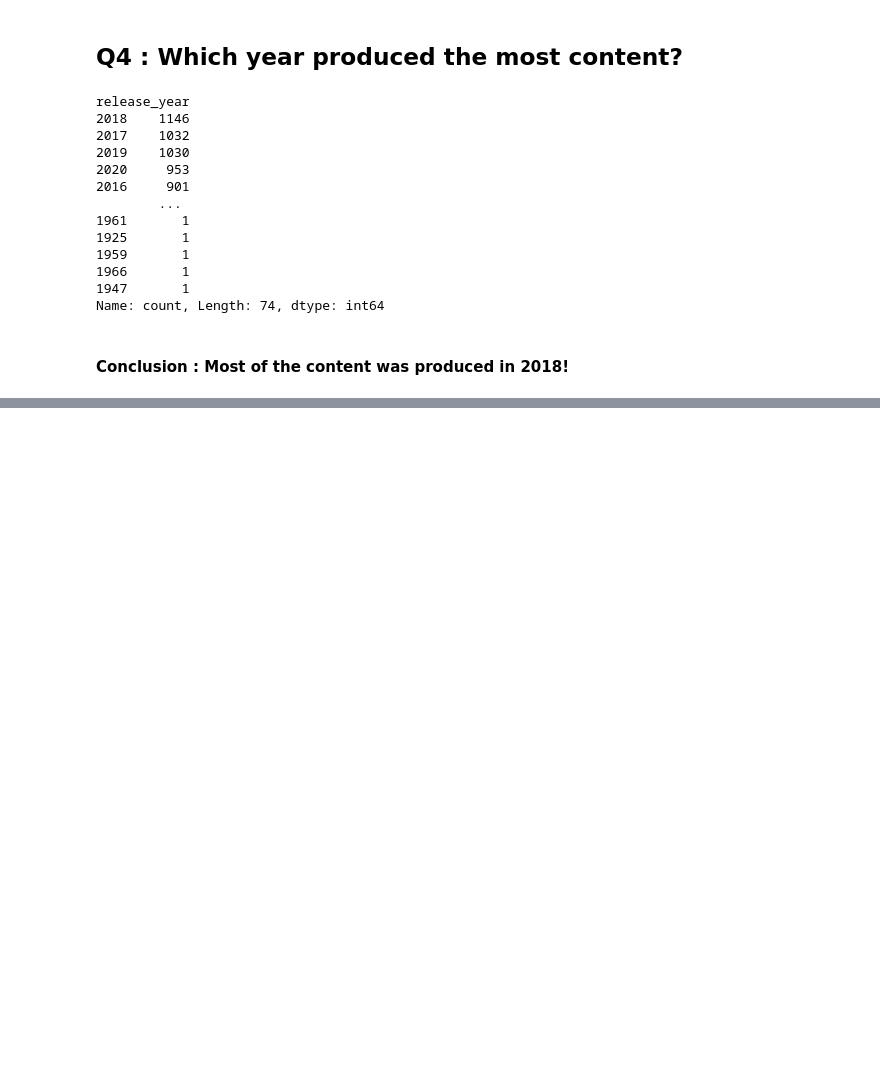
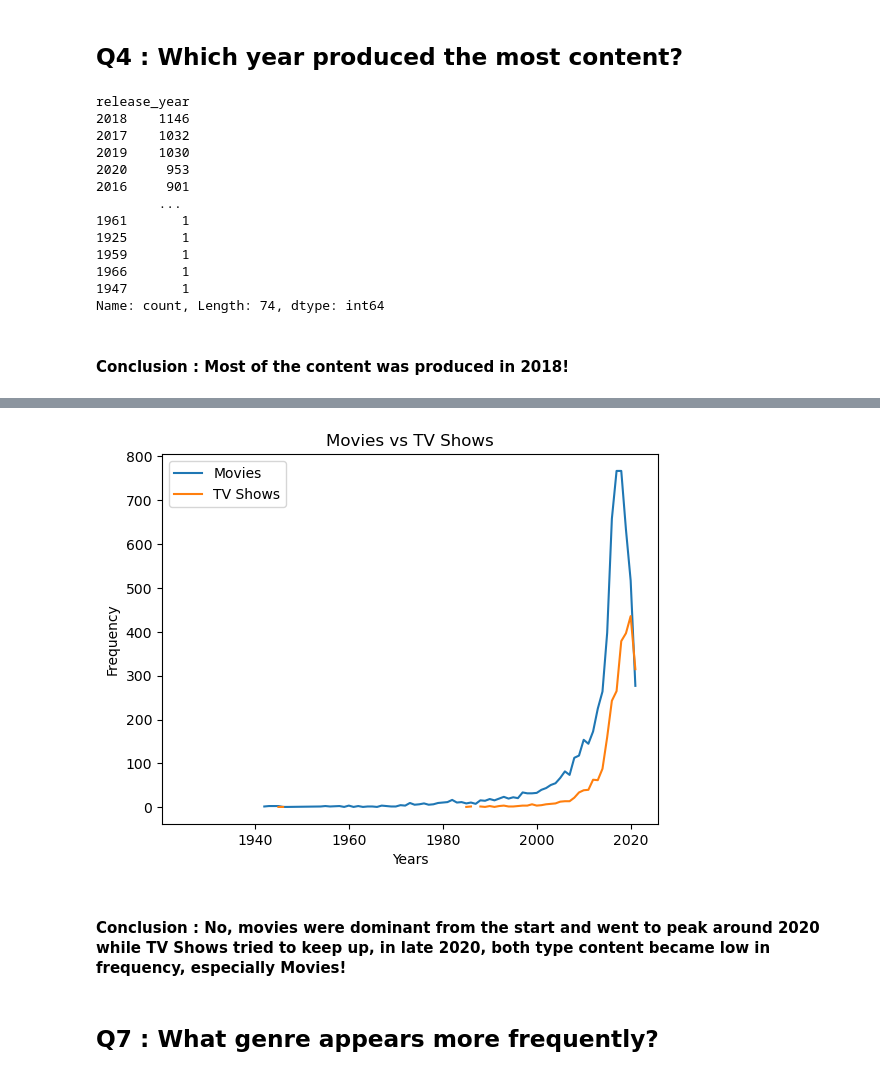
Before and after one commit to Yash-Codes07/netflix-content-analysis, a Jupyter notebook: notebooks/netflix_content_analysis.ipynb, the cells around one changed output, grey strips where cells are left out. Cells and saved outputs as stored; diff of their text form; code cells hidden in the pictures; blank space fills up the shorter version.

```diff
--- a/notebooks/netflix_content_analysis.ipynb
+++ b/notebooks/netflix_content_analysis.ipynb
@@ -175,0 +222,4 @@ Name: count, Length: 74, dtype: int64
+# %%
+yearly_content = df.groupby(["release_year", "type"])["type"].count()
+yearly_content = yearly_content.unstack()
+print(yearly_content)
@@ -175,0 +242,14 @@ Name: count, Length: 74, dtype: int64
+# %%
+plt.plot(yearly_content.index, yearly_content["Movie"], label="Movies")
+plt.plot(yearly_content.index, yearly_content["TV Show"], label="TV Shows")
+plt.legend()
+plt.title("Movies vs TV Shows")
+plt.xlabel("Years")
+plt.ylabel("Frequency")
+plt.show()
+# %% [output]
+[figure, added]
+# %% [markdown]
+#### Conclusion : No, movies were dominant from the start and went to peak around 2020 while TV Shows tried to keep up, in late 2020, both type content became low in frequency, especially Movies!
+# %% [markdown]
+## Q7 : What genre appears more frequently?
```
Also changed, not shown: parts of 16 cells of this notebook.
